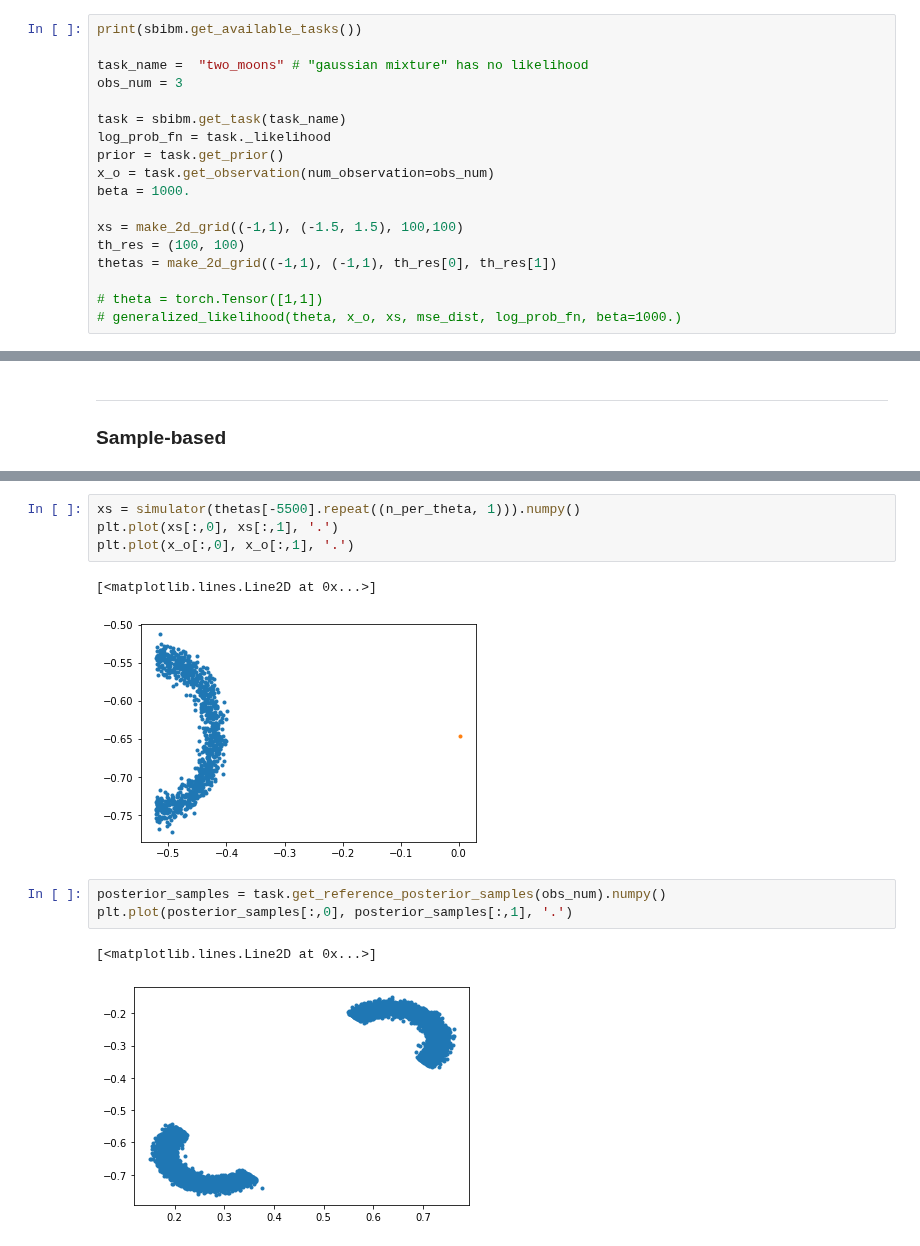
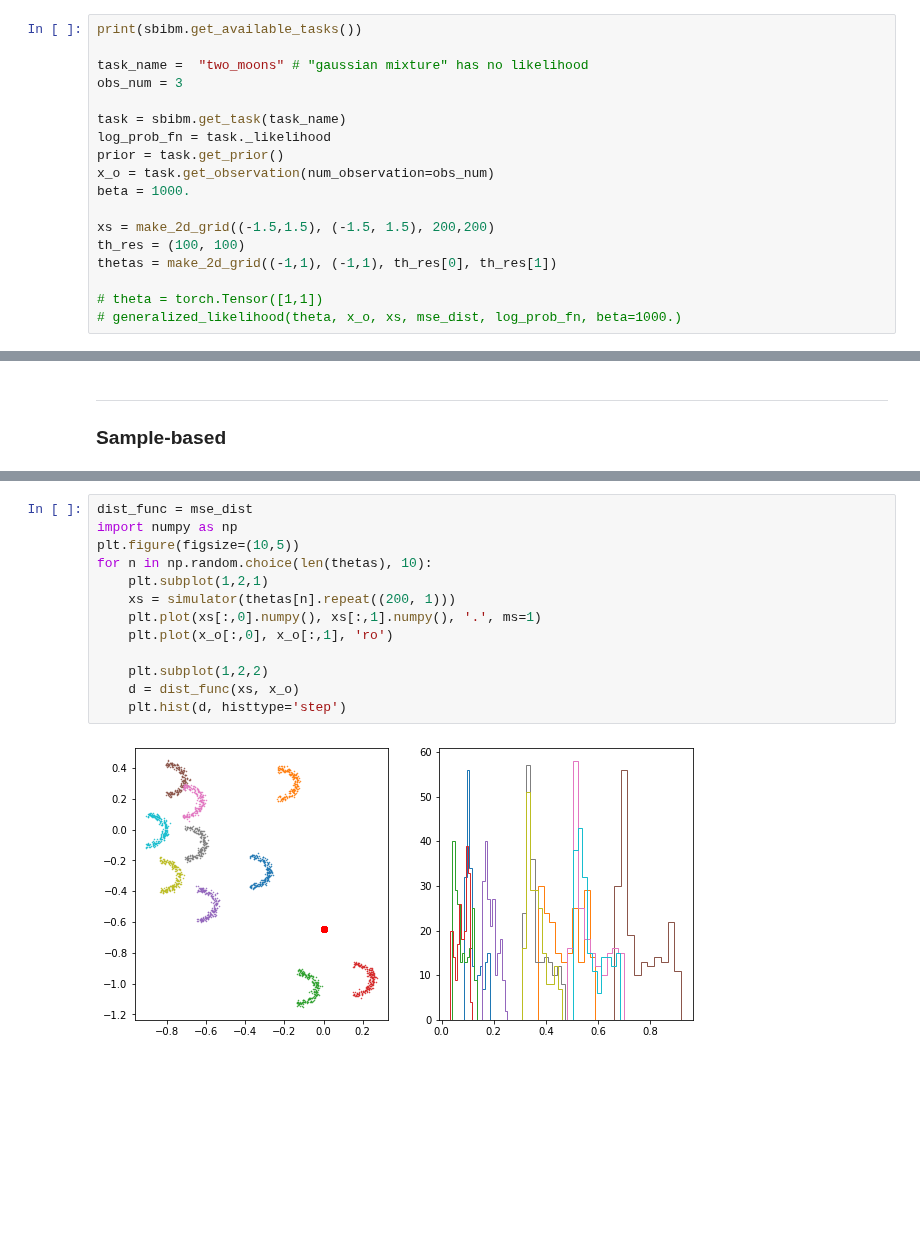
Before and after one commit to mackelab/neuralgbi, a Jupyter notebook: paper/fig2/notebooks/01_grid_posterior.ipynb, the cells around one changed output, grey strips where cells are left out. Saved outputs shown, nothing was run; the diff lists cells and outputs as text; blank space fills up the shorter version.

```diff
--- a/paper/fig2/notebooks/01_grid_posterior.ipynb
+++ b/paper/fig2/notebooks/01_grid_posterior.ipynb
@@ -66,7 +78,7 @@ prior = task.get_prior()
 x_o = task.get_observation(num_observation=obs_num)
 beta = 1000.
 
-xs = make_2d_grid((-1,1), (-1.5, 1.5), 100,100)
+xs = make_2d_grid((-1.5,1.5), (-1.5, 1.5), 200,200)
 th_res = (100, 100)
 thetas = make_2d_grid((-1,1), (-1,1), th_res[0], th_res[1])
 
@@ -142,13 +149,15 @@ plt.colorbar()
 # %%
-xs = simulator(thetas[-5500].repeat((n_per_theta, 1))).numpy()
-plt.plot(xs[:,0], xs[:,1], '.')
-plt.plot(x_o[:,0], x_o[:,1], '.')
+dist_func = mse_dist
+import numpy as np
+plt.figure(figsize=(10,5))
+for n in np.random.choice(len(thetas), 10):
+    plt.subplot(1,2,1)
+    xs = simulator(thetas[n].repeat((200, 1)))
+    plt.plot(xs[:,0].numpy(), xs[:,1].numpy(), '.', ms=1)
+    plt.plot(x_o[:,0], x_o[:,1], 'ro')
+
+    plt.subplot(1,2,2)
+    d = dist_func(xs, x_o)
+    plt.hist(d, histtype='step')
 # %% [output]
-[<matplotlib.lines.Line2D at 0x...>]
-[figure, old version]
+[figure, new version]
-# %%
-posterior_samples = task.get_reference_posterior_samples(obs_num).numpy()
-plt.plot(posterior_samples[:,0], posterior_samples[:,1], '.')
-# %% [output]
-[<matplotlib.lines.Line2D at 0x...>]
-[figure, removed]
```
Also changed, not shown: parts of 13 cells of this notebook.
